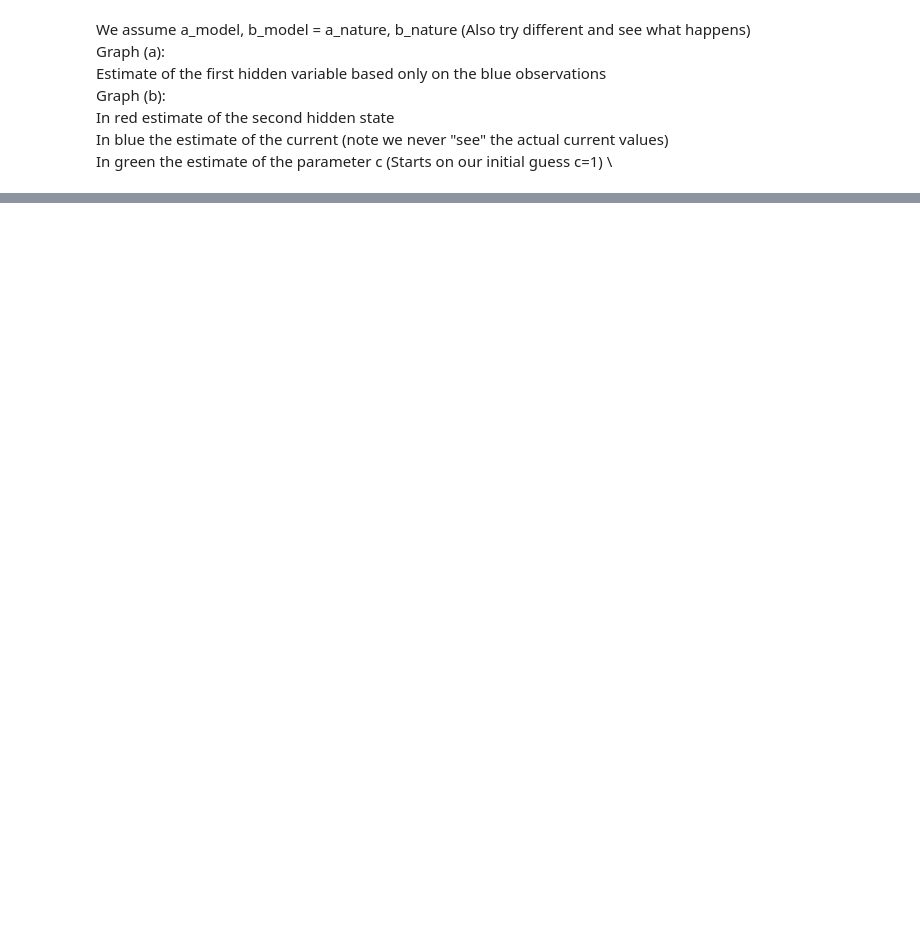
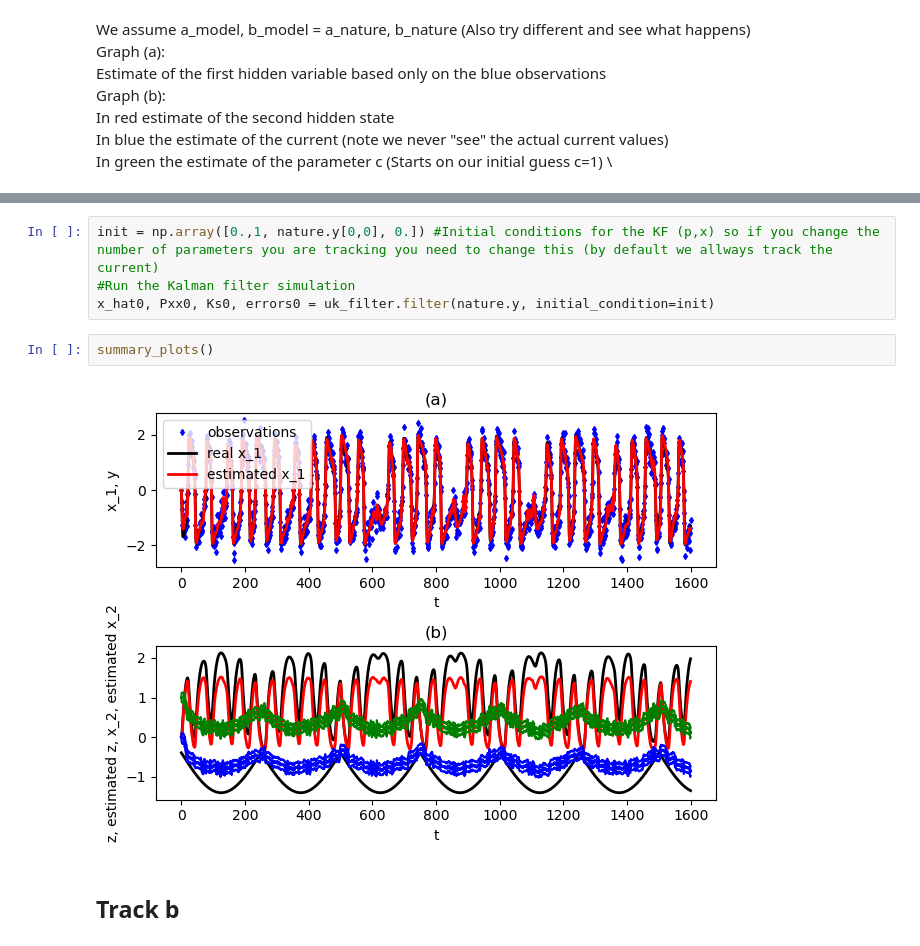
Before and after one commit to rhofm/KalmanPP2, a Jupyter notebook: notebooks/Assignment5_stub.ipynb, the cells around one changed output, grey strips where cells are left out. Cells and saved outputs as stored; diff of their text form; blank space fills up the shorter version.

```diff
--- a/notebooks/Assignment5_stub.ipynb
+++ b/notebooks/Assignment5_stub.ipynb
@@ -129,0 +177,10 @@ In green the estimate of the parameter c (Starts on our initial guess c=1) \
+# %%
+init = np.array([0.,1, nature.y[0,0], 0.]) #Initial conditions for the KF (p,x) so if you change the number of parameters you are tracking you need to change this (by default we allways track the current)
+#Run the Kalman filter simulation
+x_hat0, Pxx0, Ks0, errors0 = uk_filter.filter(nature.y, initial_condition=init)
+# %%
+summary_plots()
+# %% [output]
+[figure, added]
+# %% [markdown]
+## Track b
```
Also changed, not shown: parts of 16 cells of this notebook, 4 other files.
